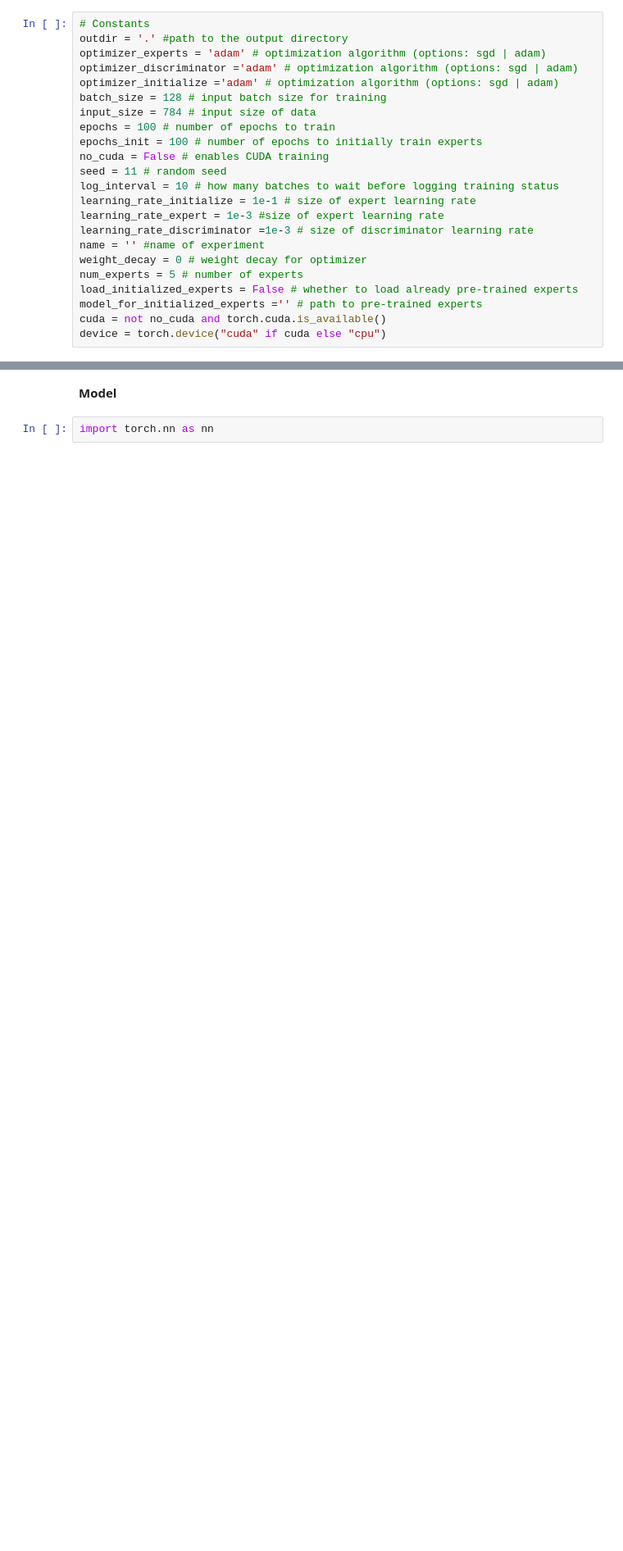
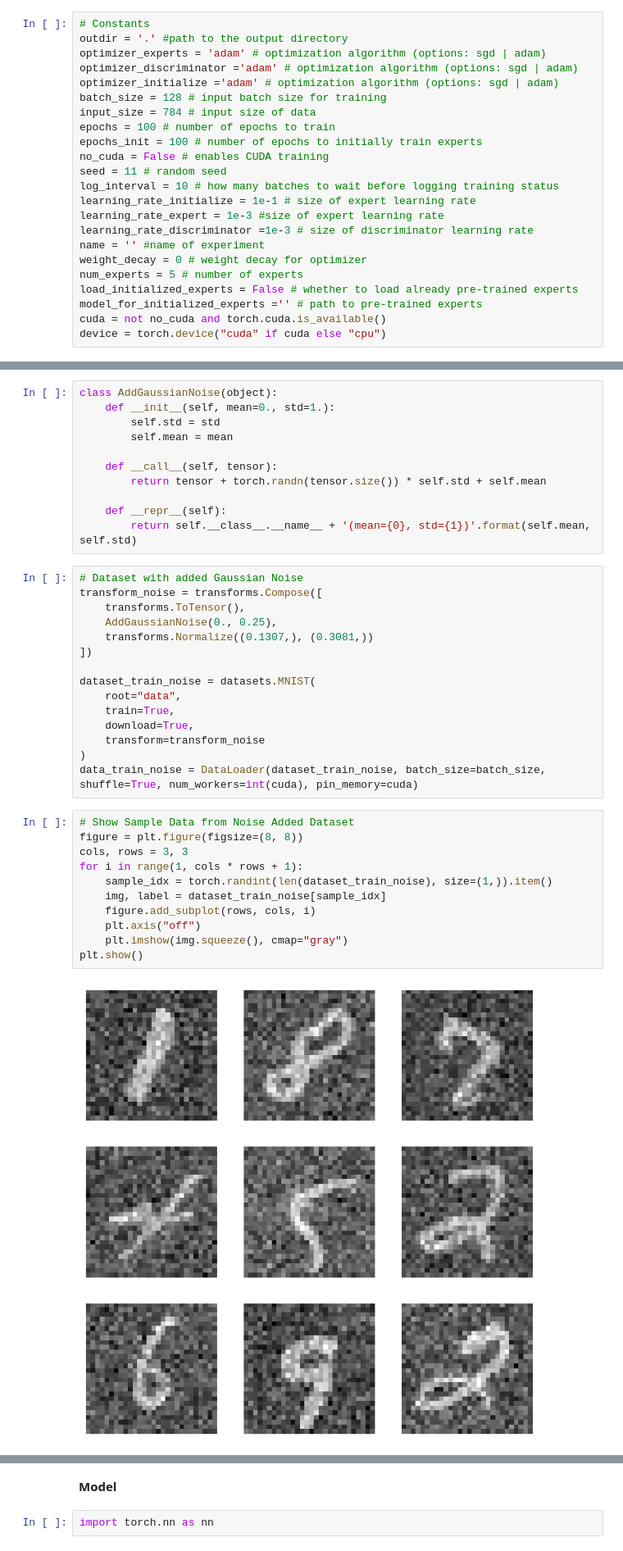
Before and after one commit to milad-deriv/Independent_Causal_Mechanisms, a Jupyter notebook: LICM.ipynb, the cells around one changed output, grey strips where cells are left out. Shown: that part at 82% size. Saved outputs shown, nothing was run; the diff lists cells and outputs as text; blank space fills up the shorter version.

Commit message:
Adding Transformed distribution

```diff
--- a/LICM.ipynb
+++ b/LICM.ipynb
@@ -89,0 +82,39 @@ data_train = DataLoader(dataset_train, batch_size=batch_size, shuffle=True, num_
+# %%
+class AddGaussianNoise(object):
+    def __init__(self, mean=0., std=1.):
+        self.std = std
+        self.mean = mean
+
+    def __call__(self, tensor):
+        return tensor + torch.randn(tensor.size()) * self.std + self.mean
+
+    def __repr__(self):
+        return self.__class__.__name__ + '(mean={0}, std={1})'.format(self.mean, self.std)
+# %%
+# Dataset with added Gaussian Noise
+transform_noise = transforms.Compose([
+    transforms.ToTensor(),
+    AddGaussianNoise(0., 0.25),
+    transforms.Normalize((0.1307,), (0.3081,))
+])
+
+dataset_train_noise = datasets.MNIST(
+    root="data",
+    train=True,
+    download=True,
+    transform=transform_noise
+)
+data_train_noise = DataLoader(dataset_train_noise, batch_size=batch_size, shuffle=True, num_workers=int(cuda), pin_memory=cuda)
+# %%
+# Show Sample Data from Noise Added Dataset
+figure = plt.figure(figsize=(8, 8))
+cols, rows = 3, 3
+for i in range(1, cols * rows + 1):
+    sample_idx = torch.randint(len(dataset_train_noise), size=(1,)).item()
+    img, label = dataset_train_noise[sample_idx]
+    figure.add_subplot(rows, cols, i)
+    plt.axis("off")
+    plt.imshow(img.squeeze(), cmap="gray")
+plt.show()
+# %% [output]
+[figure, added]
```
Also changed, not shown: parts of 15 cells of this notebook.
